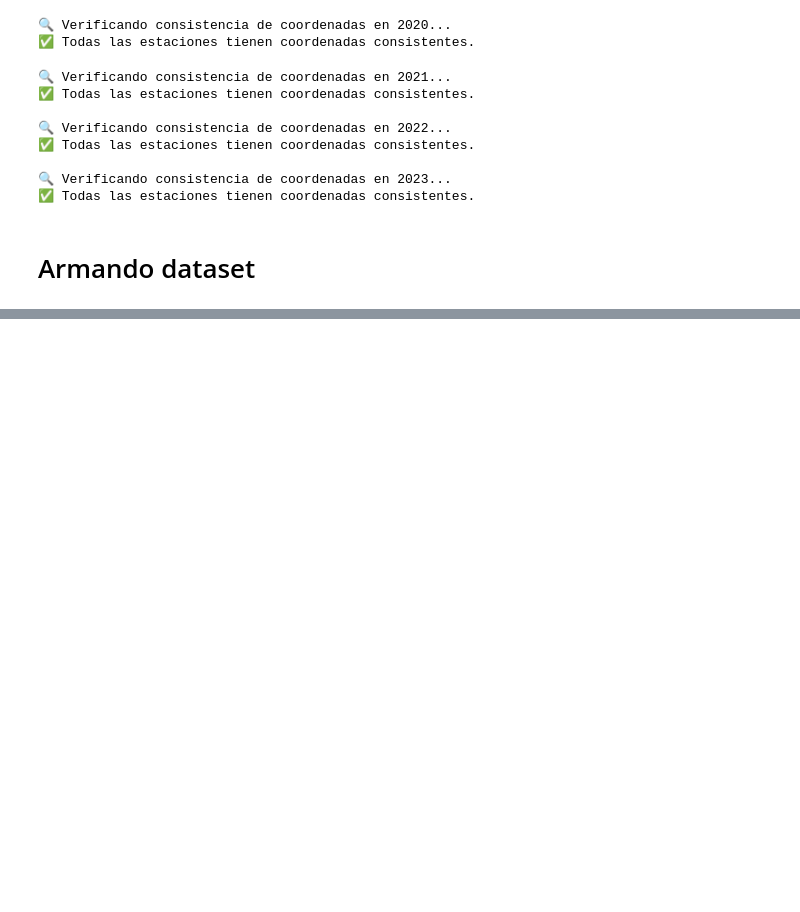
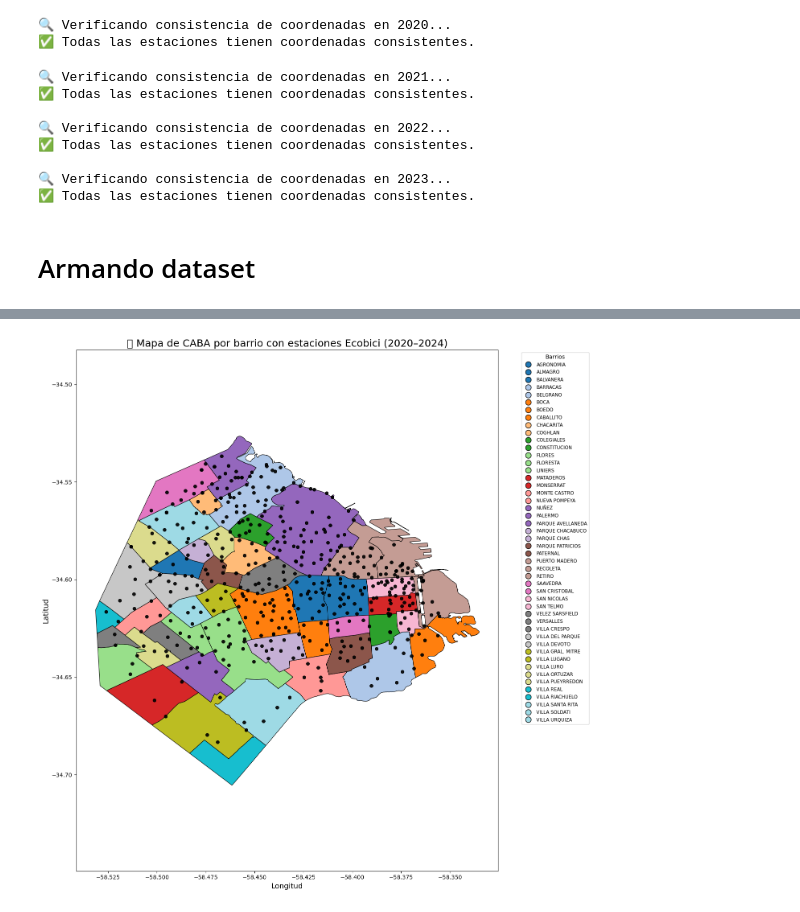
Before and after one commit to athinasalimm/FINAL_ML, a Jupyter notebook: exploring_data.ipynb, the cells around one changed output, grey strips where cells are left out. Drawn from its saved outputs; the diff is of its cells as text; code cells hidden in the pictures; blank space fills up the shorter version.

```diff
--- a/exploring_data.ipynb
+++ b/exploring_data.ipynb
@@ -301,0 +461,43 @@ df_modelado_2020.to_csv("data/modelado/modelado_2020.csv", index=False)
+# %%
+import geopandas as gpd
+import matplotlib.pyplot as plt
+
+# Leer barrios
+barrios_gdf = gpd.read_file("data/barrios/barrios.shp")
+
+# Asegurarte que estaciones_con_barrios ya tiene "geometry"
+# y que es un GeoDataFrame con el mismo CRS
+
+import matplotlib.cm as cm
+
+# Lista de colores automáticos (pueden reemplazarse por hardcodeados si preferís)
+barrios_unicos = sorted(barrios_gdf["nombre"].unique())
+cmap = cm.get_cmap("tab20", len(barrios_unicos))
+color_dict = {barrio: cmap(i) for i, barrio in enumerate(barrios_unicos)}
+
+plt.figure(figsize=(14, 14))
+ax = plt.gca()
+
+# Pintar los barrios con sus polígonos coloreados
+for barrio, shape in barrios_gdf.groupby("nombre"):
+    shape.plot(ax=ax, color=color_dict[barrio], edgecolor="black", linewidth=0.8, label=barrio)
+
+# Agregar las estaciones como puntos rojos con borde negro
+estaciones_con_barrios.plot(ax=ax, color="black", edgecolor="black", markersize=30, alpha=0.9)
+
+# Estética
+plt.title("🗺️ Mapa de CABA por barrio con estaciones Ecobici (2020–2024)", fontsize=18)
+plt.xlabel("Longitud", fontsize=13)
+plt.ylabel("Latitud", fontsize=13)
+plt.axis("equal")
+
+# Leyenda con nombres de barrio
+handles = [plt.Line2D([0], [0], marker='o', color='w', markerfacecolor=color_dict[barrio],
+                      markeredgecolor='black', markersize=10, label=barrio)
+           for barrio in barrios_unicos]
+plt.legend(handles=handles, title="Barrios", bbox_to_anchor=(1.05, 1), loc="upper left", fontsize="small")
+
+plt.tight_layout()
+plt.show()
+# %% [output]
+[figure, added]
```
Also changed, not shown: parts of 9 cells of this notebook, 2 other files.
